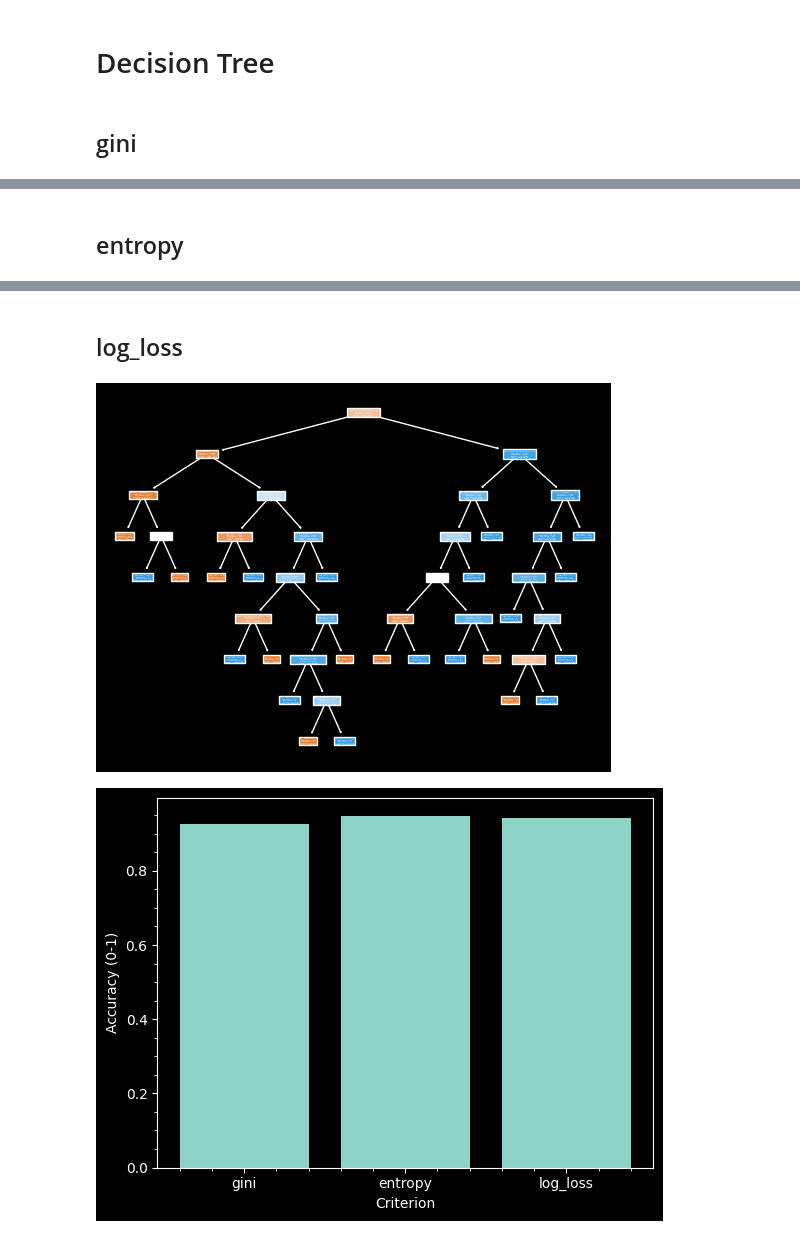
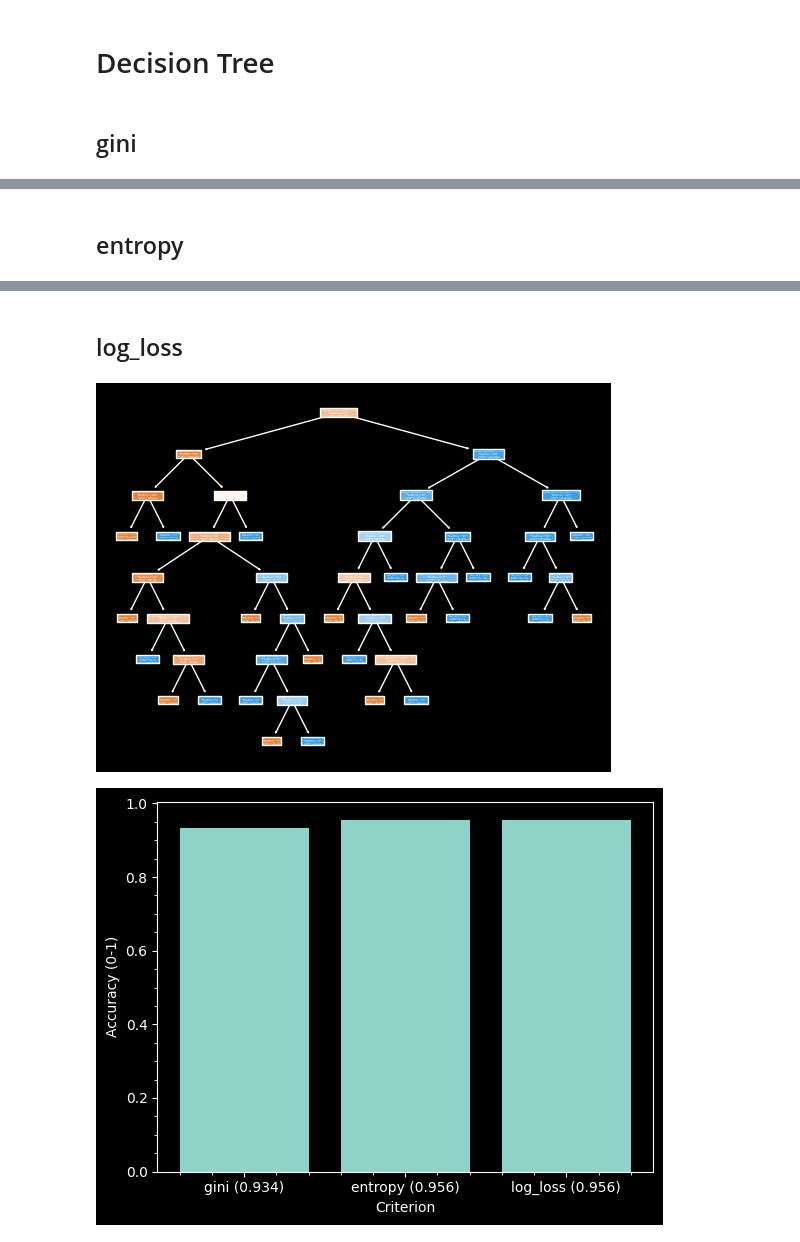
Before and after one commit to msr8/classification-project, a Jupyter notebook: main.ipynb, the cells around one changed output, grey strips where cells are left out. Drawn from its saved outputs; the diff is of its cells as text; code cells hidden in the pictures.

Commit message:
set the random state to 42

```diff
--- a/main.ipynb
+++ b/main.ipynb
@@ -20,11 +20,12 @@ DATASET_FP    = 'https://raw.githubusercontent.com/msr8/classification-project/m
 ATTRS         = ['Clump Thickness', 'Uniformity of Cell Size', 'Uniformity of Cell Shape', 'Marginal Adhesion',
                   'Single Epithelial Cell Size', 'Bare Nuclei', 'Bland Chromatin', 'Normal Nucleoli', 'Mitoses']
 LABEL         = 'Class'
-TEST_SIZE     = 0.2
 KS            = [1,101] # First element is included, second is not
 KERNELS       = ['linear', 'poly', 'rbf', 'sigmoid']
 DT_CRITERIONS = ['gini', 'entropy', 'log_loss']
-FIGSIZE       = (70,56)
+TEST_SIZE     = 0.2
+ROUND_FACTOR  = 3
+RAND_STATE    = 42
 
 # Loading dataset
 data = pd.read_csv(DATASET_FP)
@@ -164,7 +166,7 @@ accuracies = {}
 
 for criterion in DT_CRITERIONS:
     # Creating a Decision Tree classifier
-    dt_model = DecisionTreeClassifier(criterion=criterion)
+    dt_model = DecisionTreeClassifier(criterion=criterion, random_state=RAND_STATE)
     # Training the classifier
     dt_model.fit(x_train, y_train)
     # Making predictions
@@ -182,7 +184,8 @@ for criterion in DT_CRITERIONS:
 # Plotting our findings and displaying them
 plt.xlabel('Criterion')
 plt.ylabel('Accuracy (0-1)')
-plt.bar(accuracies.keys(), accuracies.values())
+x_vals = [f'{i} ({round(accuracies[i],ROUND_FACTOR)})' for i in accuracies.keys()]
+plt.bar(x_vals, accuracies.values())
 plt.savefig('assets/dtree.png')
 plt.show()
 # %% [output]
@@ -193,3 +196,3 @@ plt.show()
 ## log_loss
-[figure, old version]
+[figure, new version]
-[figure, old version]
+[figure, new version]
```
Also changed, not shown: parts of 7 cells of this notebook, 6 other files.
